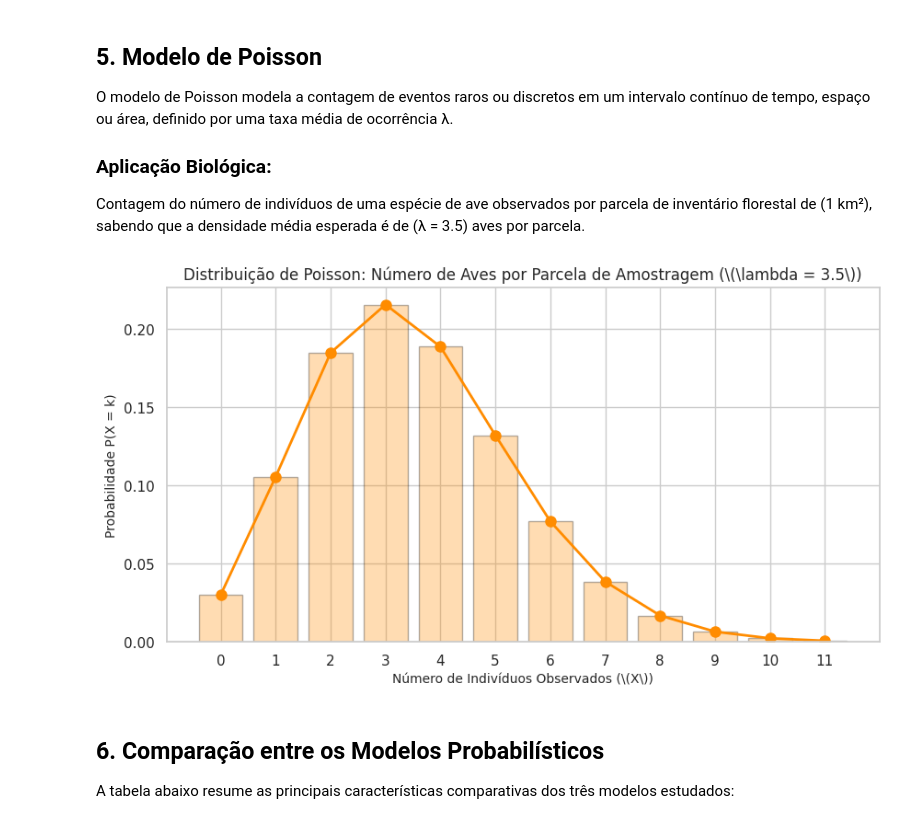
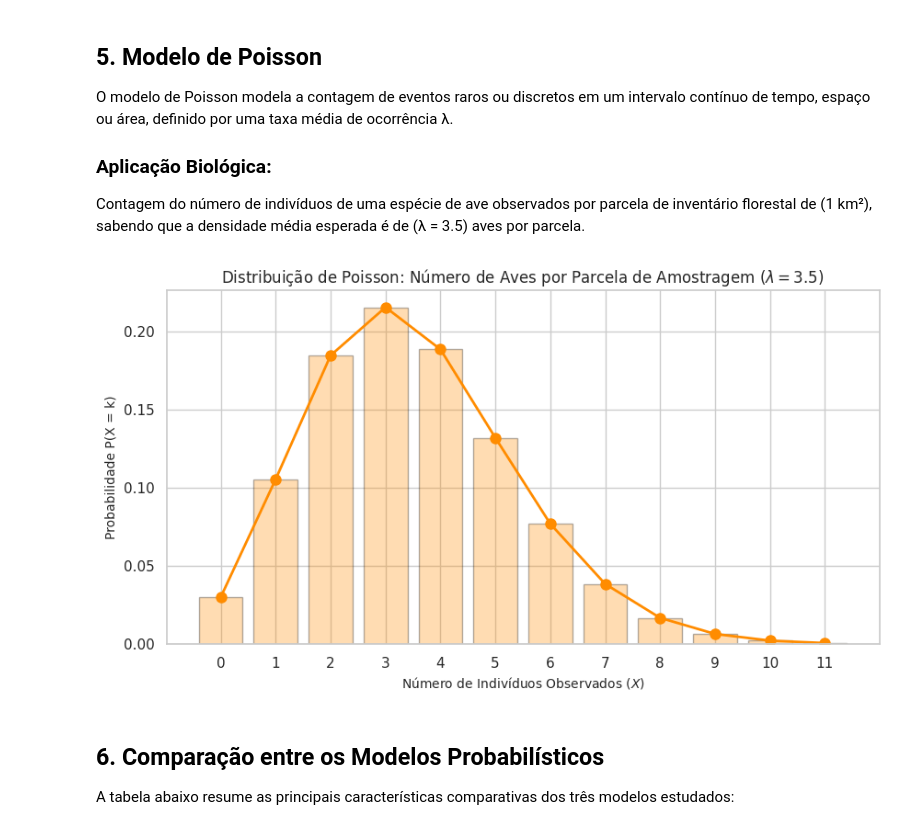
Before and after one commit to pellegreeno/Bioestat-stica-2026-, a Jupyter notebook: tarefa11_variaveis_aleatorias_biologia.ipynb, the cells around one changed output. Saved outputs shown, nothing was run; the diff lists cells and outputs as text; code cells hidden in the pictures.

```diff
--- a/tarefa11_variaveis_aleatorias_biologia.ipynb
+++ b/tarefa11_variaveis_aleatorias_biologia.ipynb
@@ -106,22 +106,22 @@ Contagem do número de indivíduos de uma espécie de ave observados por parcela
 # %%
 # Parâmetro da taxa média (lambda)
 lambda_taxa = 3.5
 
 # Geração de valores de contagem
 k_poisson = np.arange(0, 12)
 prob_poisson = stats.poisson.pmf(k_poisson, lambda_taxa)
 
 # Gráfico da Distribuição de Poisson
 plt.figure(figsize=(10, 5))
 plt.plot(k_poisson, prob_poisson, marker='o', color='darkorange', linewidth=2, markersize=8)
 plt.bar(k_poisson, prob_poisson, color='darkorange', alpha=0.3, edgecolor='black')
-plt.title('Distribuição de Poisson: Número de Aves por Parcela de Amostragem (\(\lambda = 3.5\))', fontsize=12)
-plt.xlabel('Número de Indivíduos Observados (\(X\))', fontsize=10)
+plt.title(r'Distribuição de Poisson: Número de Aves por Parcela de Amostragem ($\lambda = 3.5$)', fontsize=12)
+plt.xlabel(r'Número de Indivíduos Observados ($X$)', fontsize=10)
 plt.ylabel('Probabilidade P(X = k)', fontsize=10)
 plt.xticks(k_poisson)
 plt.show()
 # %% [output]
-[figure, old version]
+[figure, new version]
 # %% [markdown]
 ## 6. Comparação entre os Modelos Probabilísticos
 
```
Also changed, not shown: parts of 2 cells of this notebook.
